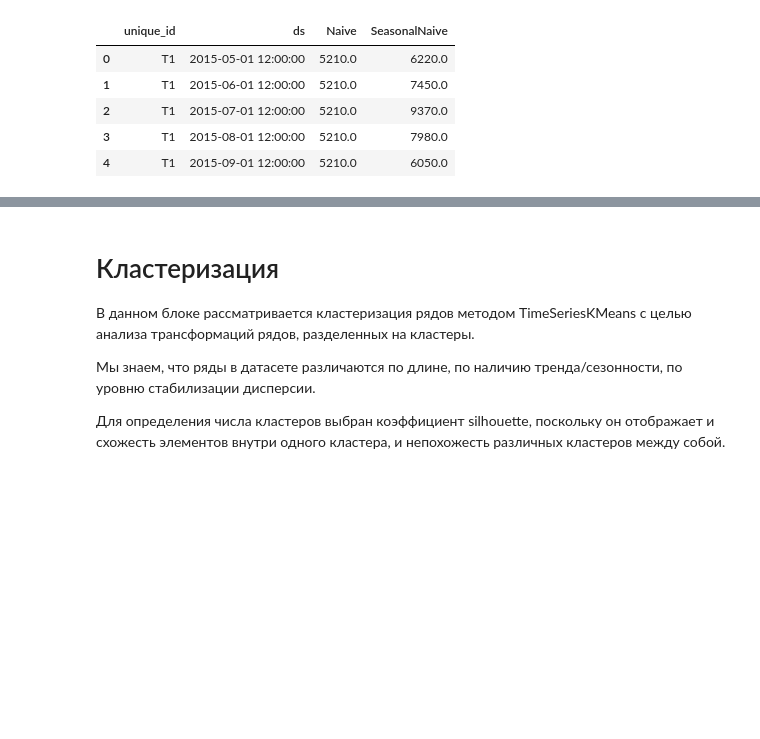
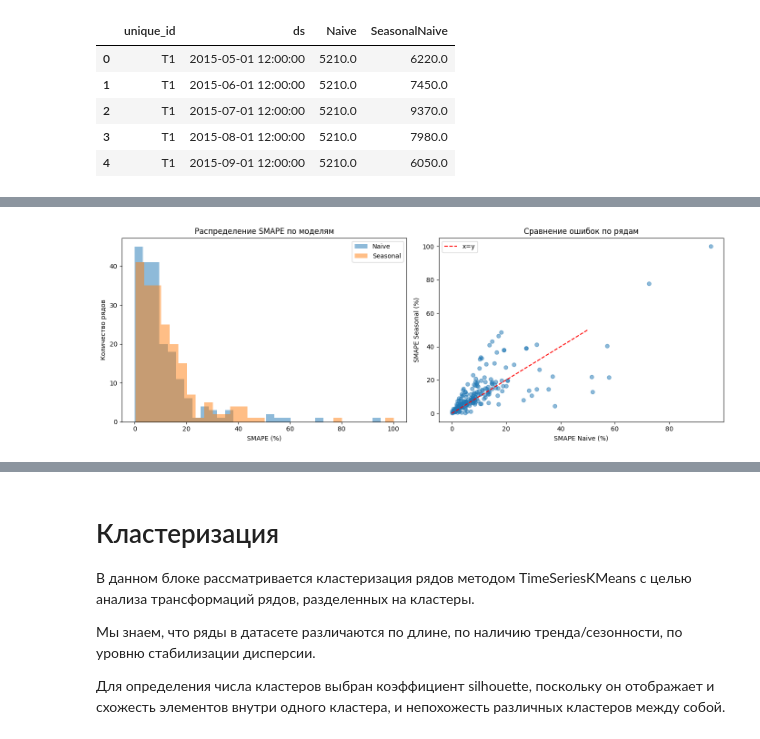
Before and after one commit to margartnn/hse-ts-transformations, a Jupyter notebook: analysis_results.ipynb, the cells around one changed output, grey strips where cells are left out. Cells and saved outputs as stored; diff of their text form; code cells hidden in the pictures; blank space fills up the shorter version.

```diff
--- a/analysis_results.ipynb
+++ b/analysis_results.ipynb
@@ -371,0 +383,18 @@ baseline_results
+# %%
+individual_smape = []
+
+for series in results['unique_id'].unique():
+    series_results = results[results['unique_id'] == series]
+
+    smape_naive = smape(series_results['y'], series_results['Naive'])
+    smape_seasonal = smape(series_results['y'], series_results['SeasonalNaive'])
+
+    individual_smape.append({
+        'unique_id': series,
+        'smape_naive': smape_naive,
+        'smape_seasonal': smape_seasonal,
+        'diff': smape_naive - smape_seasonal,
+        'better_model': 'Naive' if smape_naive < smape_seasonal else 'Seasonal'
+    })
+
+smape_df = pd.DataFrame(individual_smape)
@@ -371,0 +413,21 @@ baseline_results
+# %%
+fig, axes = plt.subplots(1, 2, figsize=(14, 5))
+
+axes[0].hist(smape_df['smape_naive'], alpha=0.5, label='Naive', bins=30)
+axes[0].hist(smape_df['smape_seasonal'], alpha=0.5, label='Seasonal', bins=30)
+axes[0].set_xlabel('SMAPE (%)')
+axes[0].set_ylabel('Количество рядов')
+axes[0].legend()
+axes[0].set_title('Распределение SMAPE по моделям')
+
+axes[1].scatter(smape_df['smape_naive'], smape_df['smape_seasonal'], alpha=0.5)
+axes[1].plot([0, 50], [0, 50], 'r--', label='x=y')
+axes[1].set_xlabel('SMAPE Naive (%)')
+axes[1].set_ylabel('SMAPE Seasonal (%)')
+axes[1].set_title('Сравнение ошибок по рядам')
+axes[1].legend()
+
+plt.tight_layout()
+plt.show()
+# %% [output]
+[figure, added]
```
Also changed, not shown: parts of 6 cells of this notebook.
